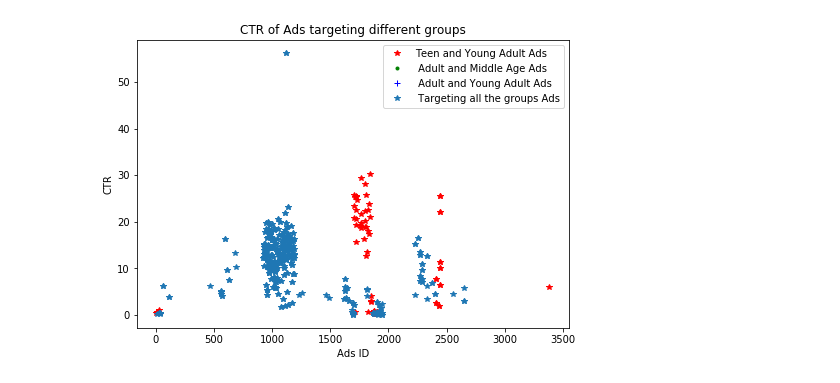
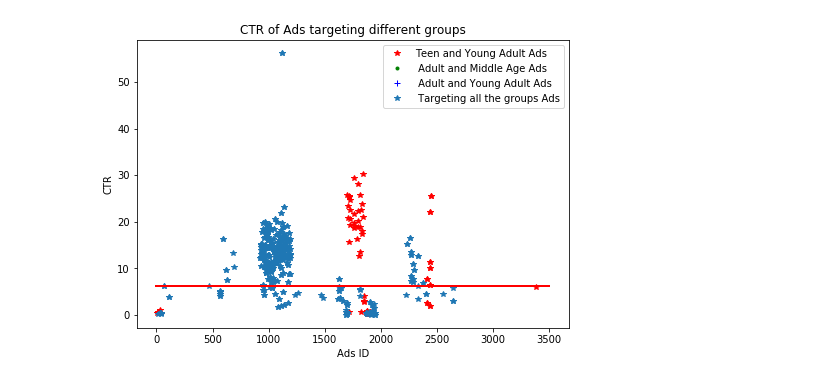
Before and after one commit to walkingCommiter/css_political_ads, a Jupyter notebook: Untitled.ipynb, the cells around one changed output. Drawn from its saved outputs; the diff is of its cells as text; code cells hidden in the pictures.

```diff
--- a/Untitled.ipynb
+++ b/Untitled.ipynb
@@ -97,25 +100,26 @@ ax.set_title('CTR of different Ads targeting specific group');
 # %%
 ##### targeting two groups
 dataTeenY= df.loc[(df['Teen']== 1 )& (df['Young Adult']== 1 )& (df['Adult'] != 1 )& (df['Middle Age']!= 1)]
 dataAdultM= df.loc[(df['Teen']!= 1 )& (df['Young Adult']!= 1 )& (df['Adult'] == 1 )& (df['Middle Age']== 1)]
 dataAdultY= df.loc[(df['Teen']!= 1 )& (df['Young Adult']== 1 )& (df['Adult'] == 1 )& (df['Middle Age']!= 1)]
 dataAll= df.loc[(df['Teen']== 1 )& (df['Young Adult']== 1 )& (df['Adult'] == 1 )& (df['Middle Age']== 1)]
 
 ###
 fig = plt.figure()
 
 ax = fig.add_axes([0,0,1,1])
 
 ax.plot(dataTeenY['AD_ID'],dataTeenY['CTR'],'*r', label="Teen and Young Adult Ads")
 ax.plot(dataAdultM['AD_ID'],dataAdultM['CTR'],'.g', label=" Adult and Middle Age Ads")
 ax.plot(dataAdultY['AD_ID'],dataAdultY['CTR'],'+b', label=" Adult and Young Adult Ads")
 ax.plot(dataAll['AD_ID'],dataAll['CTR'],'*', label=" Targeting all the groups Ads")
+ax.plot([0,3500],[6.15,6.15],'r-',lw=2)
 ax.legend()
 ax.set_xlabel('Ads ID')
 ax.set_ylabel('CTR')
 ax.set_title('CTR of Ads targeting different groups');
 # %% [output]
-[figure, old version]
+[figure, new version]
 # %%
 
 #####positive and negative Ads for the Ads targeting all the groups
```
Also changed, not shown: parts of 5 cells of this notebook.
